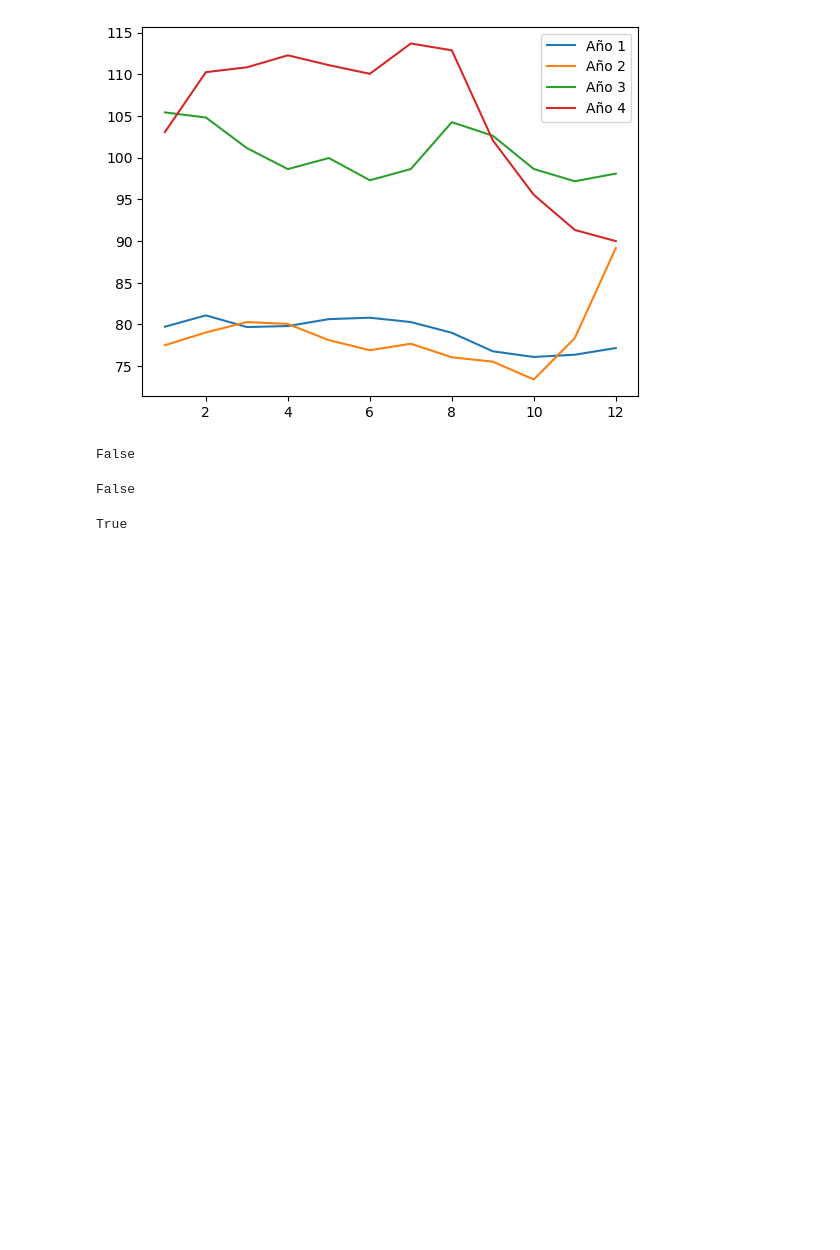
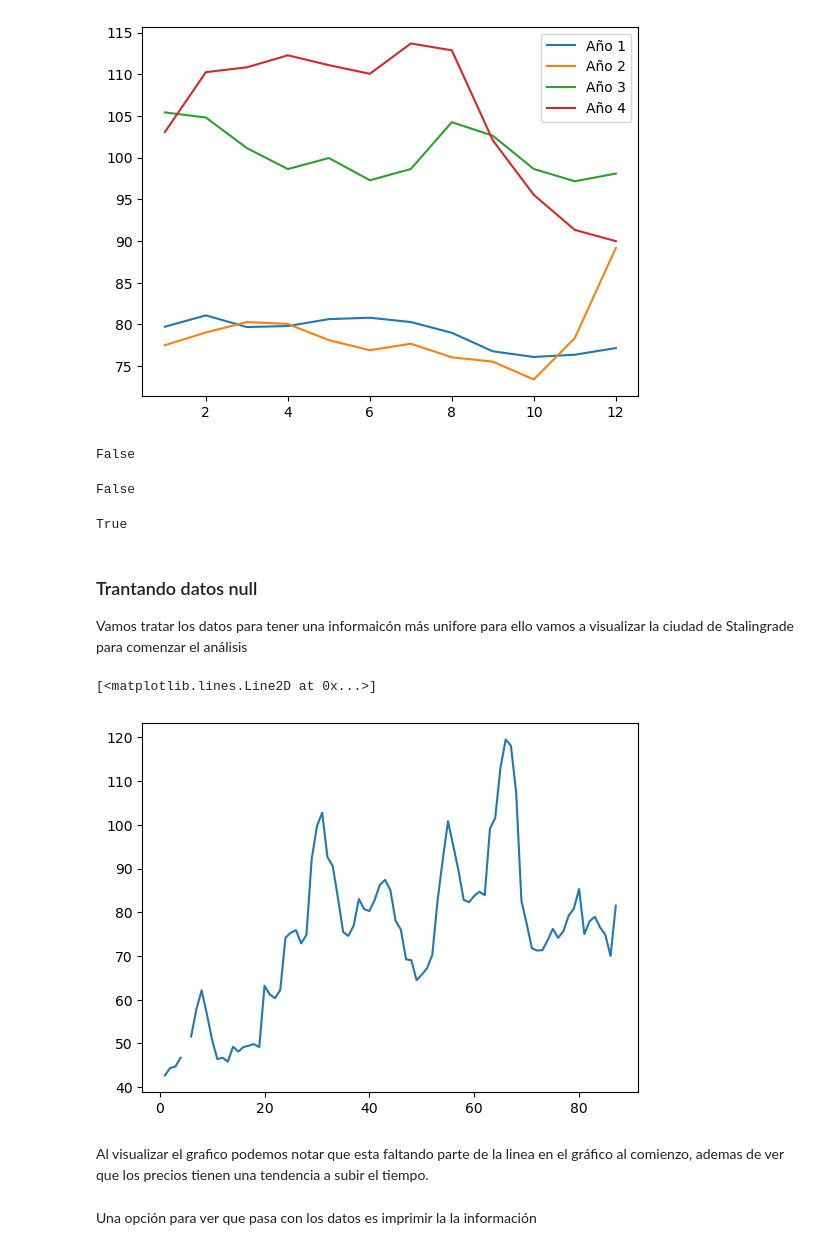
Before and after one commit to ygor-github/Curso_NumPy, a Jupyter notebook: Aprendiendo_Numpy.ipynb, the cells around one changed output. Saved outputs shown, nothing was run; the diff lists cells and outputs as text; code cells hidden in the pictures; blank space fills up the shorter version.

```diff
--- a/Aprendiendo_Numpy.ipynb
+++ b/Aprendiendo_Numpy.ipynb
@@ -309,3 +309,16 @@ np.allclose(Moscow_ano4, Moscow_ano3, 10)
 #El resultado será true, lo que quiere decir que la diferencia entre todos los elementos del array es igual o menor que 10 entre los periodos comparados.
 # %% [output]
 True
+# %% [markdown]
+### Trantando datos null
+Vamos tratar los datos para tener una informaicón más unifore
+para ello vamos a visualizar la ciudad de  Stalingrade para comenzar el análisis
+# %%
+plt.plot(datas, Kaliningrad )
+# %% [output]
+[<matplotlib.lines.Line2D at 0x...>]
+[figure, added]
+# %% [markdown]
+Al visualizar el grafico podemos notar que esta faltando parte de la linea en el gráfico al comienzo, ademas de ver que los precios tienen una tendencia a subir el tiempo.
+# %% [markdown]
+Una opción para ver que pasa con los datos es imprimir la la información
```
Also changed, not shown: parts of 22 cells of this notebook.
